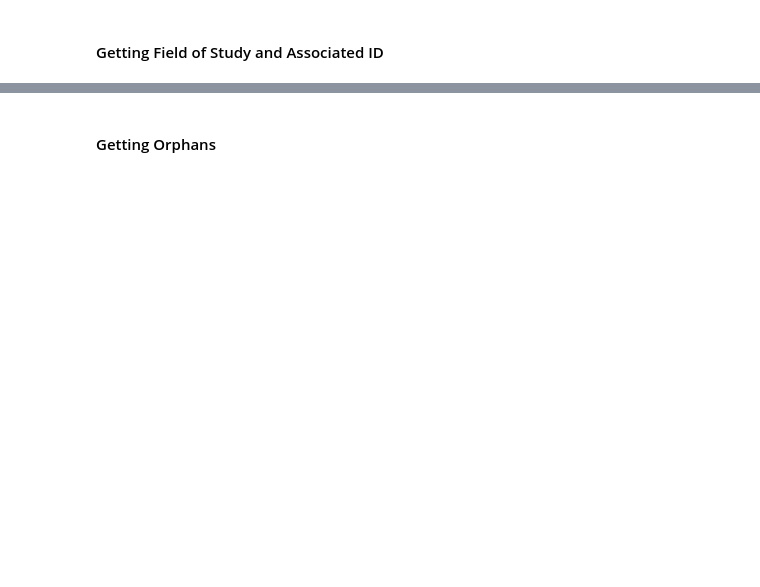
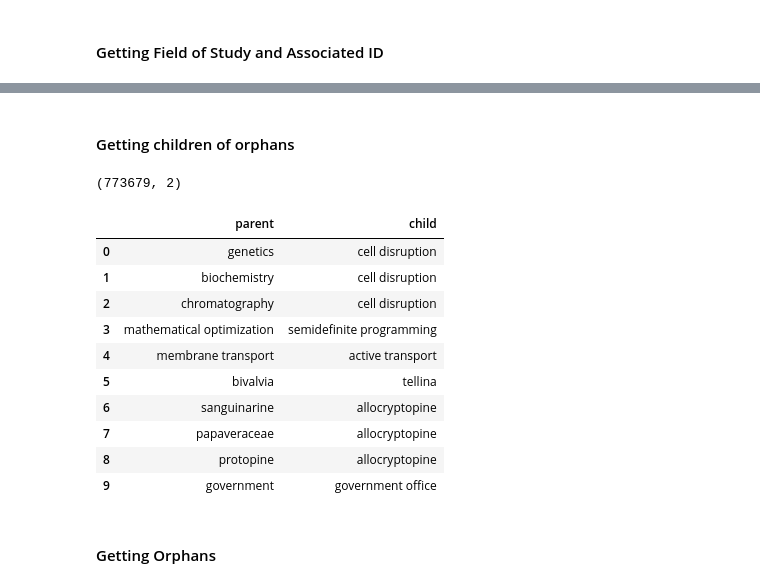
Before and after one commit to jpbarret13/MAG-model-code, a Jupyter notebook: POC/Exploration.ipynb, the cells around one changed output, grey strips where cells are left out. Cells and saved outputs as stored; diff of their text form; code cells hidden in the pictures; blank space fills up the shorter version.

```diff
--- a/POC/Exploration.ipynb
+++ b/POC/Exploration.ipynb
@@ -95,2 +90,4 @@ tags_df.shape
 # %%
 tags_df.to_parquet("fields_of_study_ids.parquet")
+# %% [markdown]
+#### Getting children of orphans
@@ -96,0 +104,21 @@ tags_df.to_parquet("fields_of_study_ids.parquet")
+# %%
+cursor.execute("ROLLBACK;")
+cursor.execute(query)
+child_df = cursor.fetch_dataframe()
+child_df.shape
+# %% [output]
+(773679, 2)
+# %%
+child_df.head(10)
+# %% [output]
+|  | parent | child |
+| 0 | genetics | cell disruption |
+| 1 | biochemistry | cell disruption |
+| 2 | chromatography | cell disruption |
+| 3 | mathematical optimization | semidefinite programming |
+| 4 | membrane transport | active transport |
+| 5 | bivalvia | tellina |
+| 6 | sanguinarine | allocryptopine |
+| 7 | papaveraceae | allocryptopine |
+| 8 | protopine | allocryptopine |
+| 9 | government | government office |
```
Also changed, not shown: parts of 11 cells of this notebook, 4 other files.
